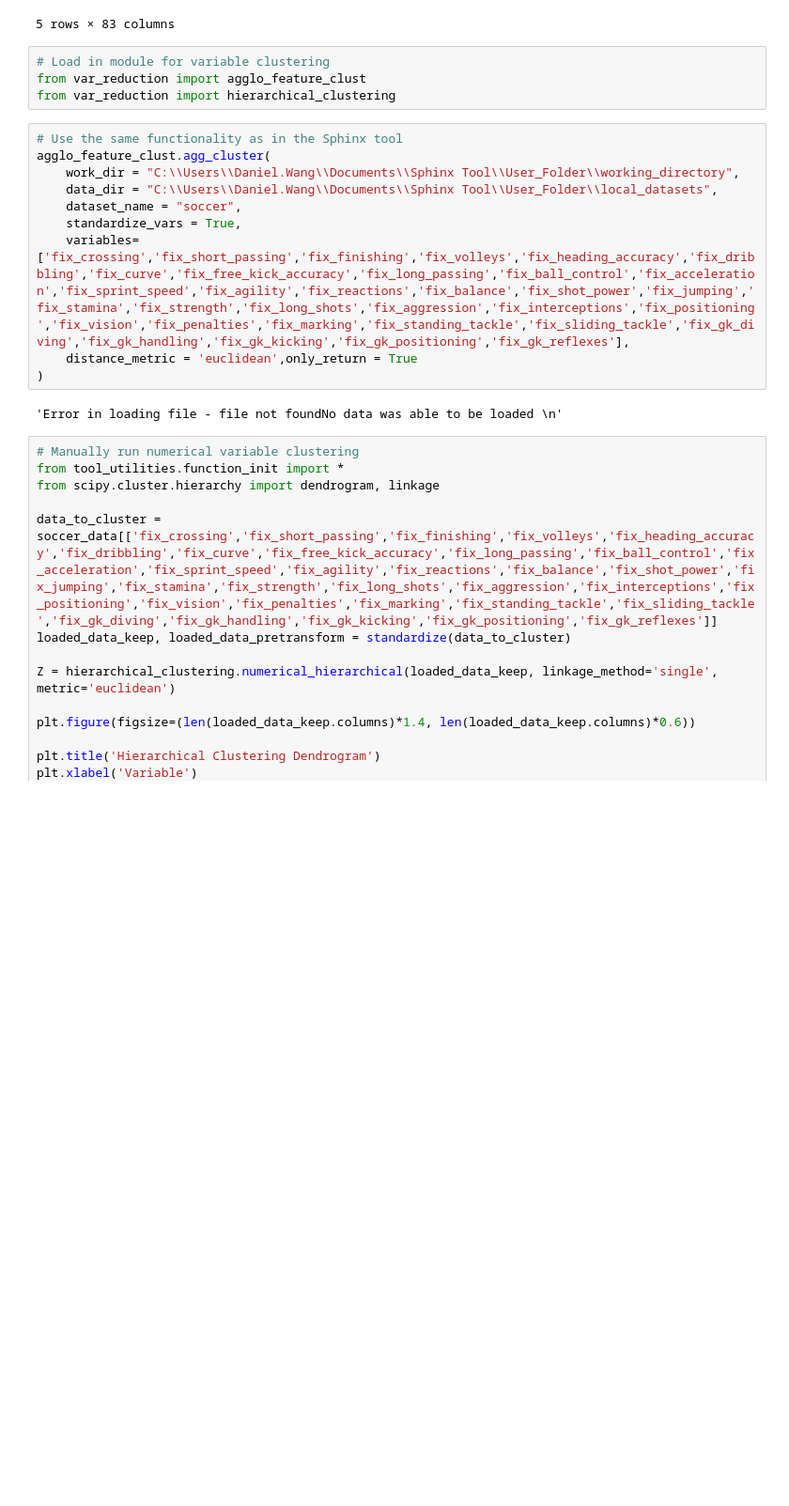
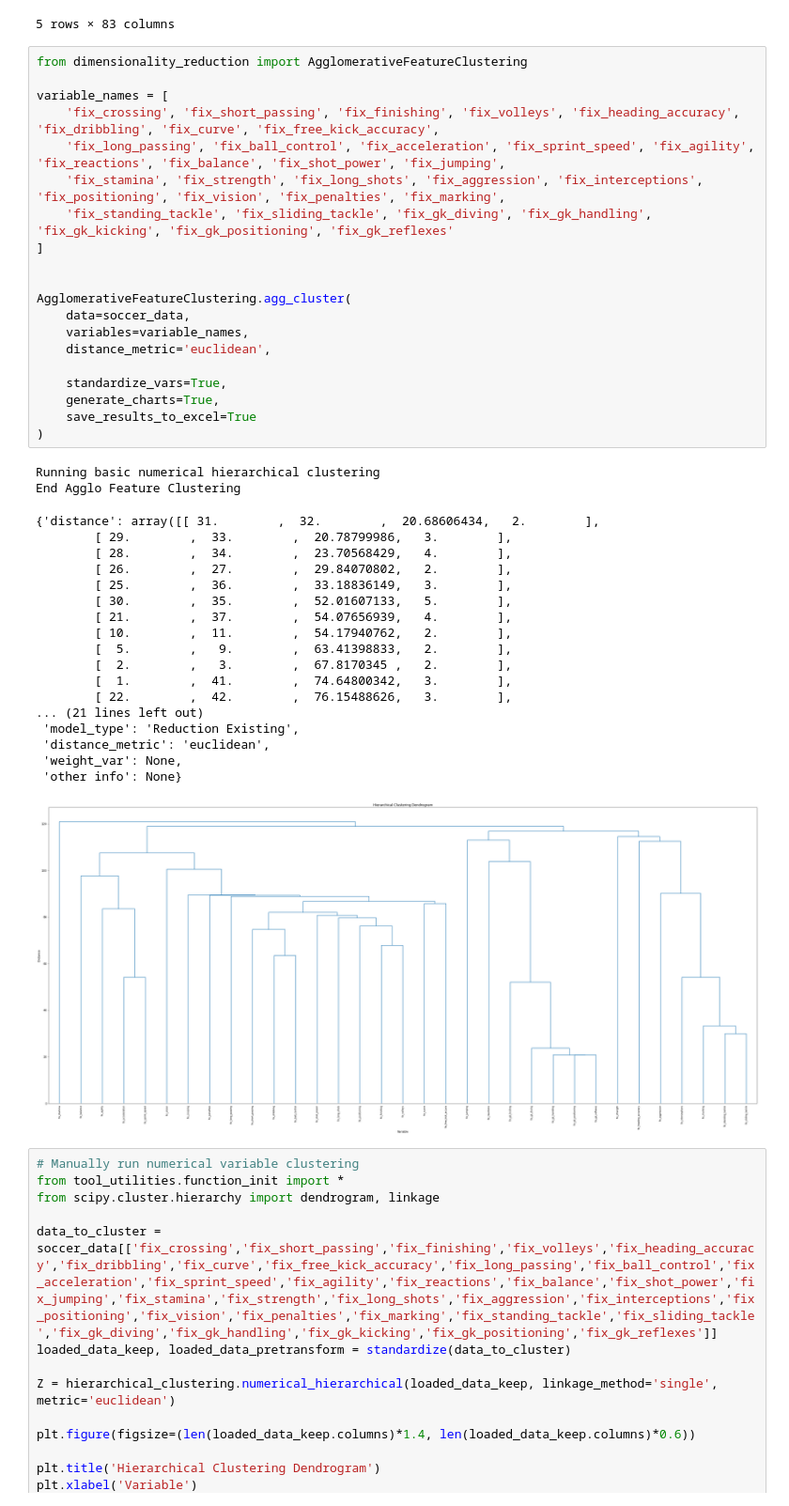
Before and after one commit to ow-gryphon/gryphon-dimensionality-reduction, a Jupyter notebook: template/notebooks/Variable clustering.ipynb, the cells around one changed output. Shown: that part at 94% size. Cells and saved outputs as stored; diff of their text form; blank space fills up the shorter version.

Commit message:
feature: Fixing method signature for both the hierarchical clustering and for the agglomerate one.

```diff
--- a/template/notebooks/Variable clustering.ipynb
+++ b/template/notebooks/Variable clustering.ipynb
@@ -21,22 +21,47 @@ soccer_data.head()
 | 3 | 2770 | Ignacio Gonzalez | 71.0 | 72.0 | 62.0 | 68.0 | 71.0 | ... |
 | 4 | 2790 | Alberto Rey | 71.0 | 76.0 | 71.0 | 37.0 | 55.0 | ... |
 5 rows × 83 columns
-# %%
-# Load in module for variable clustering
-from var_reduction import agglo_feature_clust
-from var_reduction import hierarchical_clustering
 # %%
-# Use the same functionality as in the Sphinx tool
-agglo_feature_clust.agg_cluster(
-    work_dir = "C:\\Users\\Daniel.Wang\\Documents\\Sphinx Tool\\User_Folder\\working_directory",
-    data_dir = "C:\\Users\\Daniel.Wang\\Documents\\Sphinx Tool\\User_Folder\\local_datasets",
-    dataset_name = "soccer",
-    standardize_vars = True,
-    variables=['fix_crossing','fix_short_passing','fix_finishing','fix_volleys','fix_heading_accuracy','fix_dribbling','fix_curve','fix_free_kick_accuracy','fix_long_passing','fix_ball_control','fix_acceleration','fix_sprint_speed','fix_agility','fix_reactions','fix_balance','fix_shot_power','fix_jumping','fix_stamina','fix_strength','fix_long_shots','fix_aggression','fix_interceptions','fix_positioning','fix_vision','fix_penalties','fix_marking','fix_standing_tackle','fix_sliding_tackle','fix_gk_diving','fix_gk_handling','fix_gk_kicking','fix_gk_positioning','fix_gk_reflexes'],
-    distance_metric = 'euclidean',only_return = True
+from dimensionality_reduction import AgglomerativeFeatureClustering
+
+variable_names = [
+    'fix_crossing', 'fix_short_passing', 'fix_finishing', 'fix_volleys', 'fix_heading_accuracy', 'fix_dribbling', 'fix_curve', 'fix_free_kick_accuracy',
+    'fix_long_passing', 'fix_ball_control', 'fix_acceleration', 'fix_sprint_speed', 'fix_agility', 'fix_reactions', 'fix_balance', 'fix_shot_power', 'fix_jumping',
+    'fix_stamina', 'fix_strength', 'fix_long_shots', 'fix_aggression', 'fix_interceptions', 'fix_positioning', 'fix_vision', 'fix_penalties', 'fix_marking',
+    'fix_standing_tackle', 'fix_sliding_tackle', 'fix_gk_diving', 'fix_gk_handling', 'fix_gk_kicking', 'fix_gk_positioning', 'fix_gk_reflexes'
+]
+
+
+AgglomerativeFeatureClustering.agg_cluster(
+    data=soccer_data,
+    variables=variable_names,
+    distance_metric='euclidean',
+
+    standardize_vars=True,
+    generate_charts=True,
+    save_results_to_excel=True
 )
 # %% [output]
-'Error in loading file - file not foundNo data was able to be loaded \n'
+Running basic numerical hierarchical clustering
+End Agglo Feature Clustering
+{'distance': array([[ 31.        ,  32.        ,  20.68606434,   2.        ],
+        [ 29.        ,  33.        ,  20.78799986,   3.        ],
+        [ 28.        ,  34.        ,  23.70568429,   4.        ],
+        [ 26.        ,  27.        ,  29.84070802,   2.        ],
+        [ 25.        ,  36.        ,  33.18836149,   3.        ],
+        [ 30.        ,  35.        ,  52.01607133,   5.        ],
+        [ 21.        ,  37.        ,  54.07656939,   4.        ],
+        [ 10.        ,  11.        ,  54.17940762,   2.        ],
+        [  5.        ,   9.        ,  63.41398833,   2.        ],
+        [  2.        ,   3.        ,  67.8170345 ,   2.        ],
+        [  1.        ,  41.        ,  74.64800342,   3.        ],
+        [ 22.        ,  42.        ,  76.15488626,   3.        ],
+... (21 lines left out)
+ 'model_type': 'Reduction Existing',
+ 'distance_metric': 'euclidean',
+ 'weight_var': None,
+ 'other info': None}
+[figure, added]
 # %%
 # Manually run numerical variable clustering
 from tool_utilities.function_init import *
```
Also changed, not shown: 17 other files.
